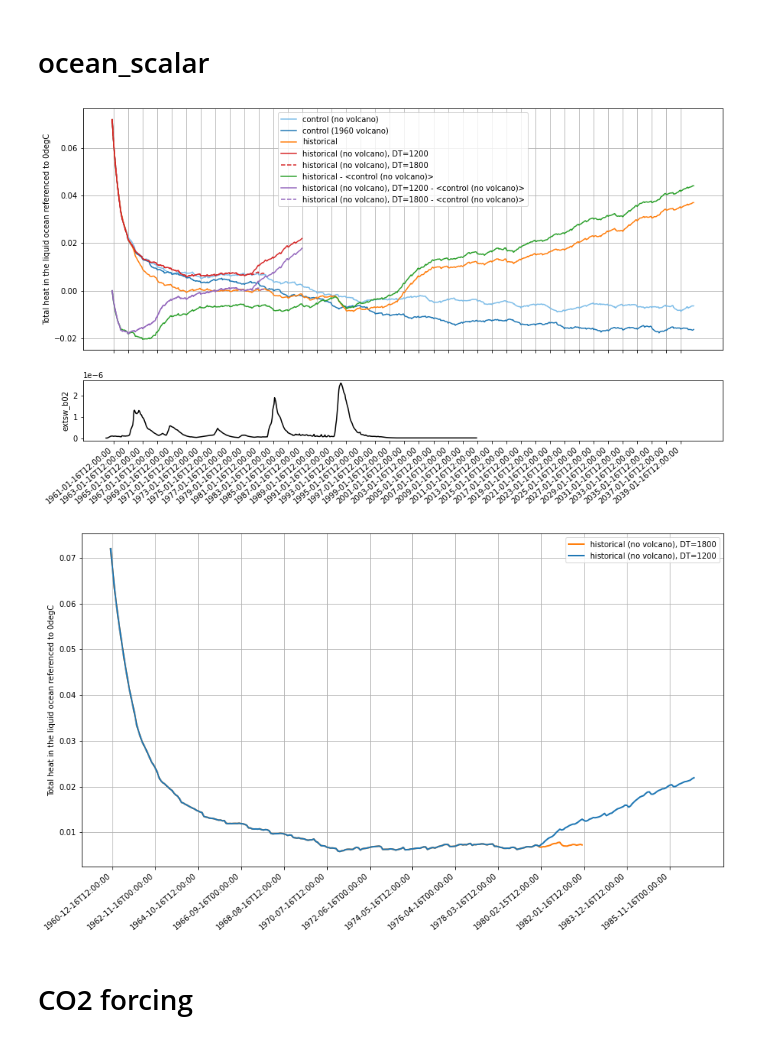
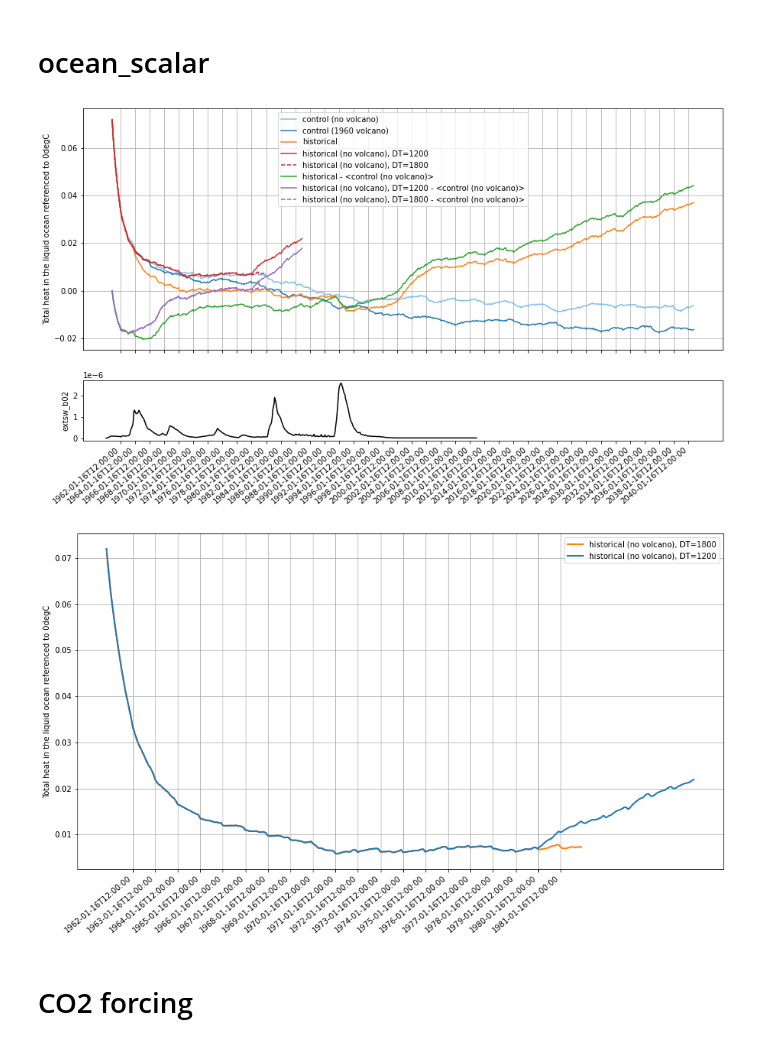
Before and after one commit to dougiesquire/cm-historical, a Jupyter notebook: notebooks/hist_mem001.ipynb, the cells around one changed output. Drawn from its saved outputs; the diff is of its cells as text; code cells hidden in the pictures.

```diff
--- a/notebooks/hist_mem001.ipynb
+++ b/notebooks/hist_mem001.ipynb
@@ -79,7 +79,7 @@ ax0.plot([np.datetime64(t.strftime()) for t in (hist_nvol_ocean_scalar_dt1800-ct
 ax0.legend()
 ax0.set_ylabel(variable_long_name);
 ax0.grid()
-xticks = [np.datetime64(t.strftime()) for t in ctrl_nvol_ocean_scalar.time.values[2::24]]
+xticks = [np.datetime64(t.strftime()) for t in ctrl_nvol_ocean_scalar.time.values[2+12::24]]
 ax0.set_xticks(xticks)
 ax0.set_xticklabels([])
 xlims = ax0.get_xlim()
@@ -98,7 +98,7 @@ ax1.set_xticklabels(xticks, rotation=40, ha='right');
 ax1.set_ylabel('extsw_b02');
 ax1.set_xlim(xlims);
 # %% [output]
-[figure, old version]
+[figure, new version]
 # %%
 fig, ax0 = plt.subplots(1, 1, figsize=(15,8))
 
@@ -106,37 +106,37 @@ def lighten(color, amount=0.5):
     import matplotlib.colors as mc
     import colorsys
     try:
         c = mc.cnames[color]
     except:
         c = color
     c = colorsys.rgb_to_hls(*mc.to_rgb(c))
     return colorsys.hls_to_rgb(c[0], 1 - amount * (1 - c[1]), c[2])
 
 # ax0.plot([np.datetime64(t.strftime()) for t in ctrl_nvol_ocean_scalar.time.values],
 #          ctrl_nvol_ocean_scalar,
 #          label='control (no volcano)', color=lighten('C0'), linestyle='-')
 # ax0.plot([np.datetime64(t.strftime()) for t in ctrl_ocean_scalar.time.values],
 #          ctrl_ocean_scalar,
 #          label='control (1960 volcano)', color='C0', linestyle='-')
 # ax0.plot([np.datetime64(t.strftime()) for t in hist_ocean_scalar.time.values],
 #          hist_ocean_scalar,
 #          label='historical', color='C1', linestyle='-')
 ax0.plot([np.datetime64(t.strftime()) for t in hist_nvol_ocean_scalar_dt1800.time.values],
          hist_nvol_ocean_scalar_dt1800,
          label='historical (no volcano), DT=1800', color='C1', linestyle='-', linewidth=2)
 
 ax0.plot([np.datetime64(t.strftime()) for t in hist_nvol_ocean_scalar_dt1200.time.values],
          hist_nvol_ocean_scalar_dt1200,
          label='historical (no volcano), DT=1200', color='C0', linestyle='-', linewidth=2)
 
 ax0.legend()
 ax0.set_ylabel(variable_long_name);
 ax0.grid()
-xticks = [np.datetime64(t.strftime()) for t in ctrl_nvol_ocean_scalar.time.values[1::23]]
-ax0.set_xticks(xticks[:14])
-ax0.set_xticklabels(xticks[:14], rotation=40, ha='right');
+xticks = [np.datetime64(t.strftime()) for t in hist_nvol_ocean_scalar_dt1800.time.values[2+12::12]]
+ax0.set_xticks(xticks)
+ax0.set_xticklabels(xticks, rotation=40, ha='right');
 # %% [output]
-[figure, old version]
+[figure, new version]
 # %% [markdown]
 # CO2 forcing
 # %%
```
